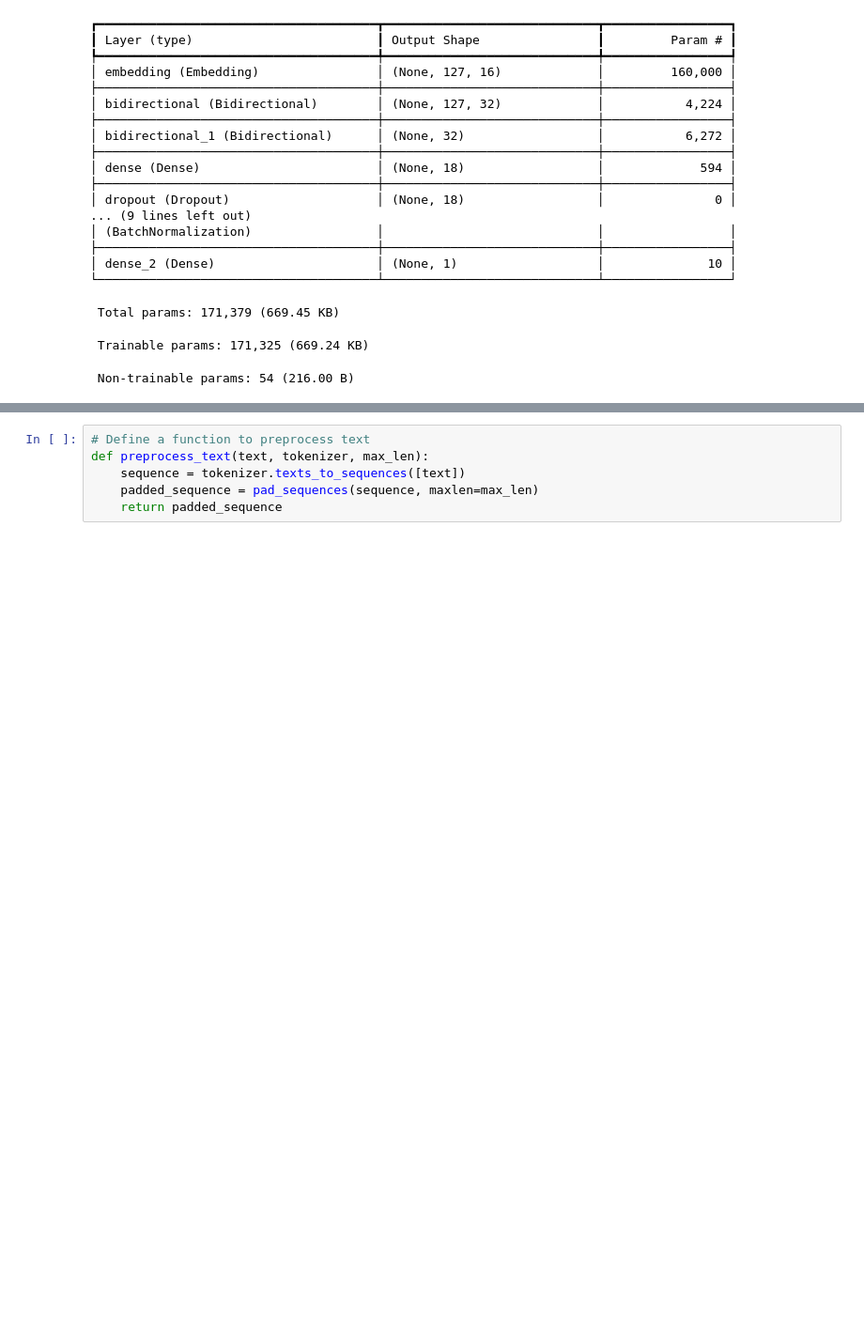
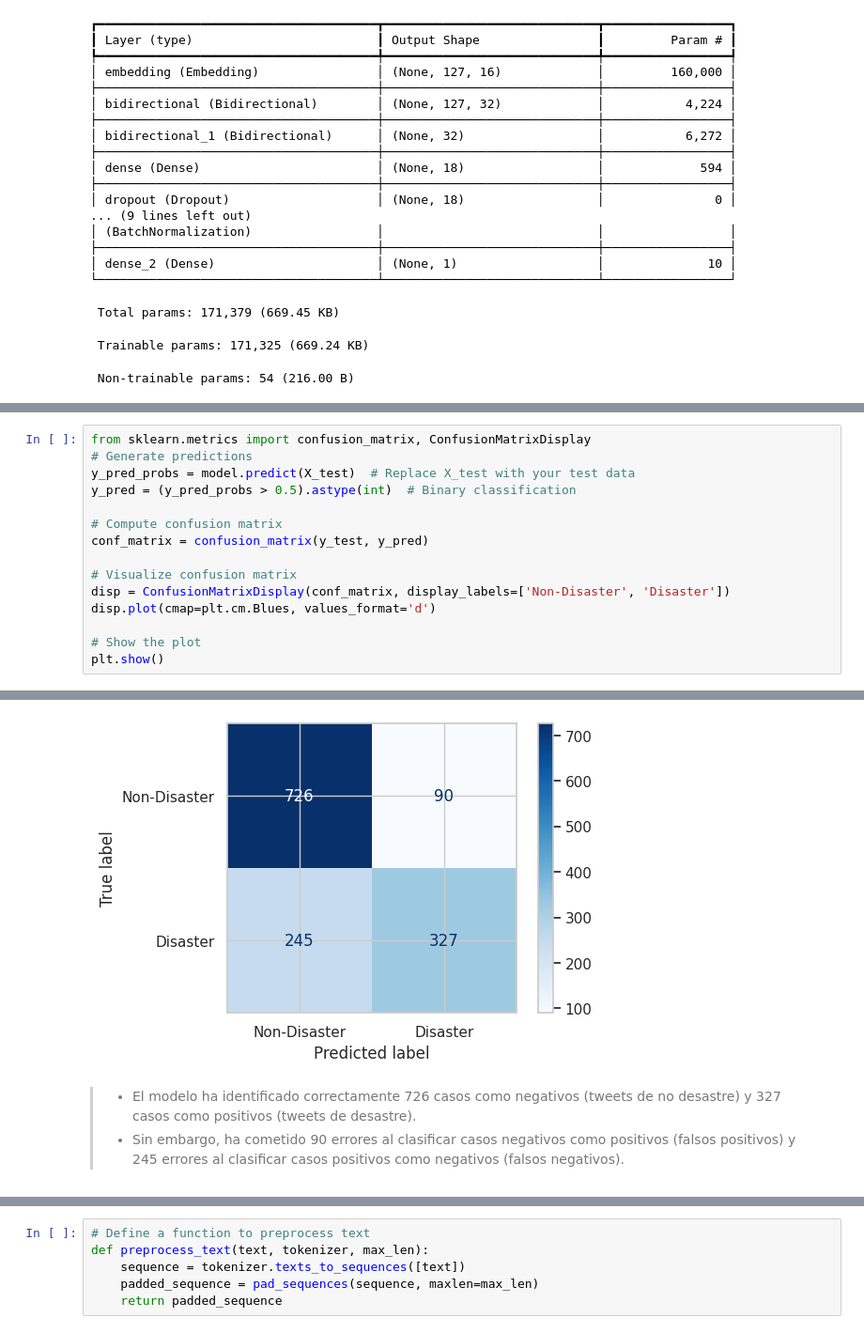
Before and after one commit to Andrea-gt/tweet-classification, a Jupyter notebook: tweet_classification.ipynb, the cells around one changed output, grey strips where cells are left out. Shown at 94% size. Saved outputs shown, nothing was run; the diff lists cells and outputs as text; blank space fills up the shorter version.

Commit message:
add: Add Model Metrics Analysis

```diff
--- a/tweet_classification.ipynb
+++ b/tweet_classification.ipynb
@@ -678,0 +709,16 @@ plt.show()
+# %%
+from sklearn.metrics import confusion_matrix, ConfusionMatrixDisplay
+# Generate predictions
+y_pred_probs = model.predict(X_test)  # Replace X_test with your test data
+y_pred = (y_pred_probs > 0.5).astype(int)  # Binary classification
+
+# Compute confusion matrix
+conf_matrix = confusion_matrix(y_test, y_pred)
+
+# Visualize confusion matrix
+disp = ConfusionMatrixDisplay(conf_matrix, display_labels=['Non-Disaster', 'Disaster'])
+disp.plot(cmap=plt.cm.Blues, values_format='d')
+
+# Show the plot
+plt.show()
+# %% [output]
@@ -679,3 +726,7 @@ plt.show()
+[figure, added]
+# %% [markdown]
+> - El modelo ha identificado correctamente 726 casos como negativos (tweets de no desastre) y 327 casos como positivos (tweets de desastre).
+> - Sin embargo, ha cometido 90 errores al clasificar casos negativos como positivos (falsos positivos) y 245 errores al clasificar casos positivos como negativos (falsos negativos).
 # %%
 score = model.evaluate(X_train, y_train, verbose = 0)
 print('Accuracy over the training set:', round((score[1]*100), 2), '%')
```
Also changed, not shown: parts of 32 cells of this notebook, 2 other files.
